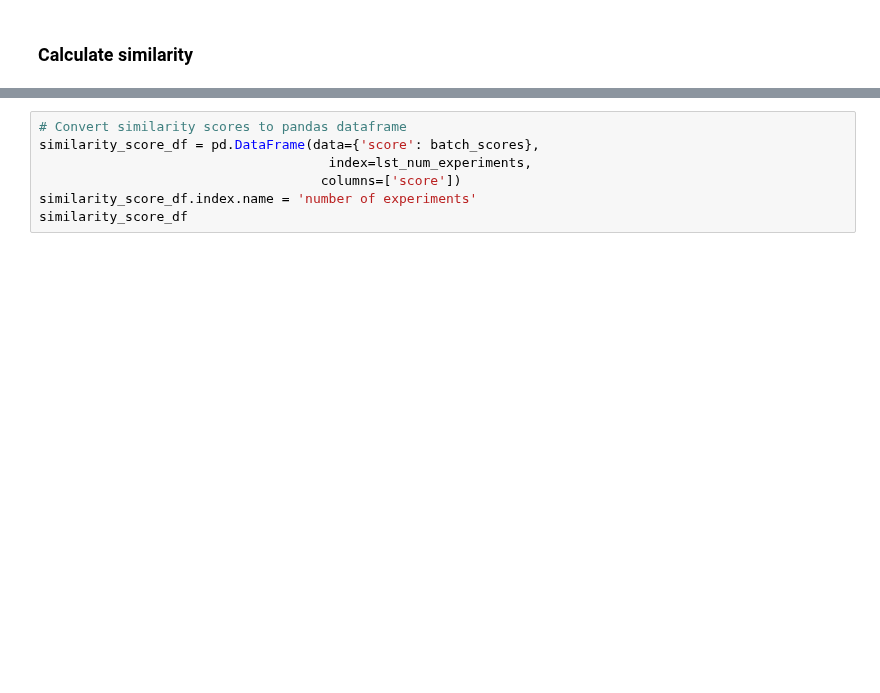
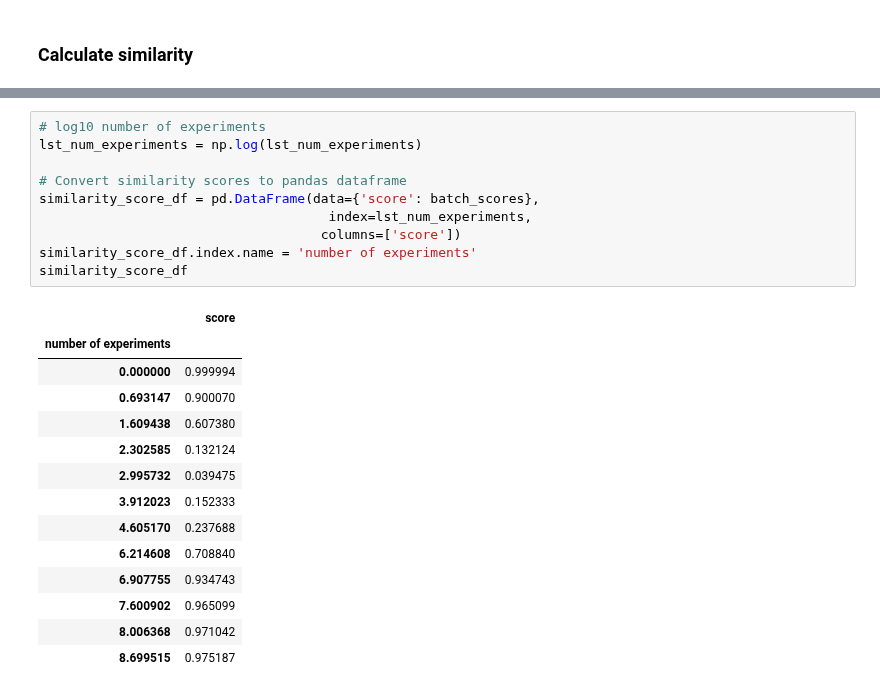
Before and after one commit to greenelab/simulate-expression-compendia, a Jupyter notebook: scripts/analysis_0/2_generate_data.ipynb, the cells around one changed output, grey strips where cells are left out. Saved outputs shown, nothing was run; the diff lists cells and outputs as text; blank space fills up the shorter version.

```diff
--- a/scripts/analysis_0/2_generate_data.ipynb
+++ b/scripts/analysis_0/2_generate_data.ipynb
@@ -145,9 +189,27 @@ Calculating SVCCA score for 1 experiment vs 500 experiments..
 # %%
+# log10 number of experiments
+lst_num_experiments = np.log(lst_num_experiments)
+
 # Convert similarity scores to pandas dataframe
 similarity_score_df = pd.DataFrame(data={'score': batch_scores},
                                      index=lst_num_experiments,
                                     columns=['score'])
 similarity_score_df.index.name = 'number of experiments'
 similarity_score_df
+# %% [output]
+|  | score |
+| number of experiments |  |
+| 0.000000 | 0.999994 |
+| 0.693147 | 0.900070 |
+| 1.609438 | 0.607380 |
+| 2.302585 | 0.132124 |
+| 2.995732 | 0.039475 |
+| 3.912023 | 0.152333 |
+| 4.605170 | 0.237688 |
+| 6.214608 | 0.708840 |
+| 6.907755 | 0.934743 |
+| 7.600902 | 0.965099 |
+| 8.006368 | 0.971042 |
+| 8.699515 | 0.975187 |
 # %%
 permuted_score
```
Also changed, not shown: parts of 4 cells of this notebook, 4 other files.
